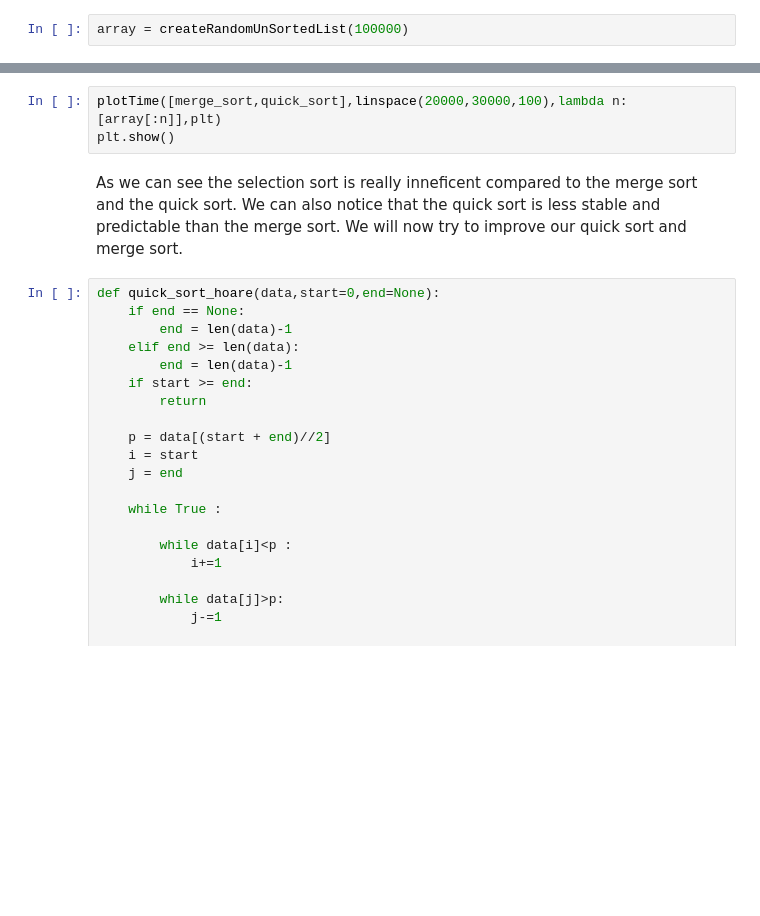
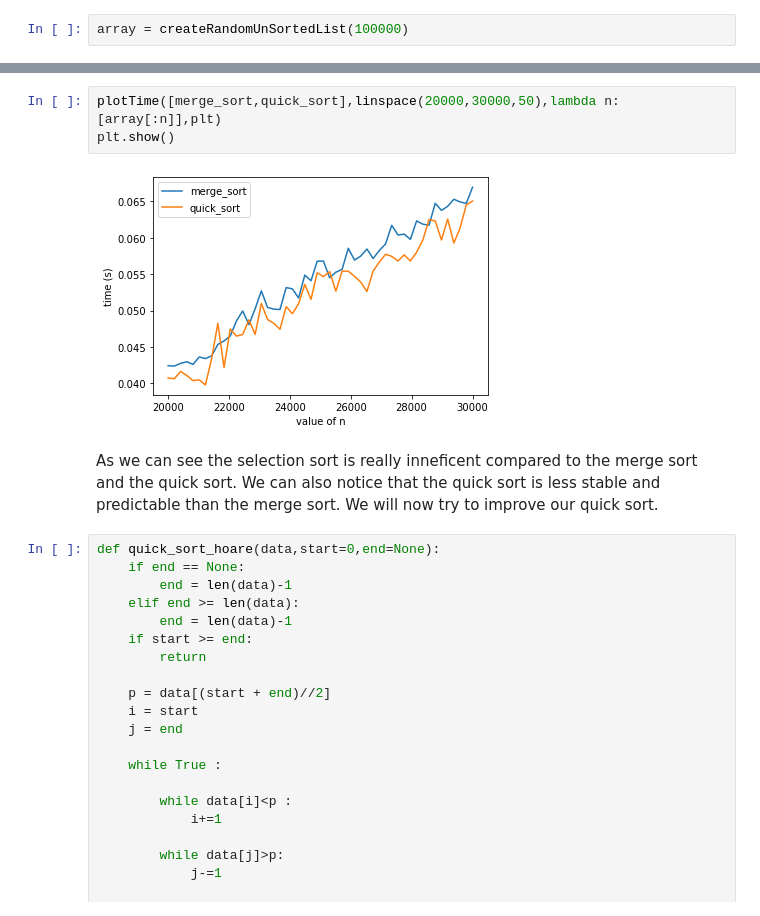
Before and after one commit to galyfray/IT41_TH1, a Jupyter notebook: Question2.ipynb, the cells around one changed output, grey strips where cells are left out. Drawn from its saved outputs; the diff is of its cells as text; blank space fills up the shorter version.

```diff
--- a/Question2.ipynb
+++ b/Question2.ipynb
@@ -185,8 +190,10 @@ plt.show()
 # %%
-plotTime([merge_sort,quick_sort],linspace(20000,30000,100),lambda n:[array[:n]],plt)
+plotTime([merge_sort,quick_sort],linspace(20000,30000,50),lambda n:[array[:n]],plt)
 plt.show()
+# %% [output]
+[figure, added]
 # %% [markdown]
-As we can see the selection sort is really inneficent compared to the merge sort and the quick sort. We can also notice that the quick sort is less stable and predictable than the merge sort. We will now try to improve our quick sort and merge sort.
+As we can see the selection sort is really inneficent compared to the merge sort and the quick sort. We can also notice that the quick sort is less stable and predictable than the merge sort. We will now try to improve our quick sort.
 # %%
 def quick_sort_hoare(data,start=0,end=None):
     if end == None:
```
Also changed, not shown: parts of 17 cells of this notebook.
